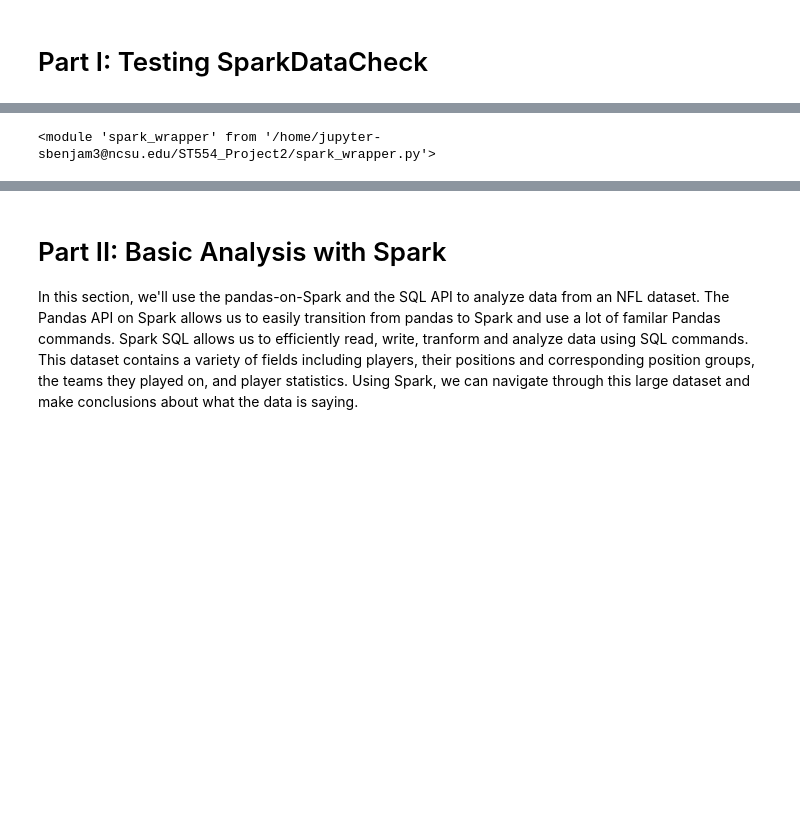
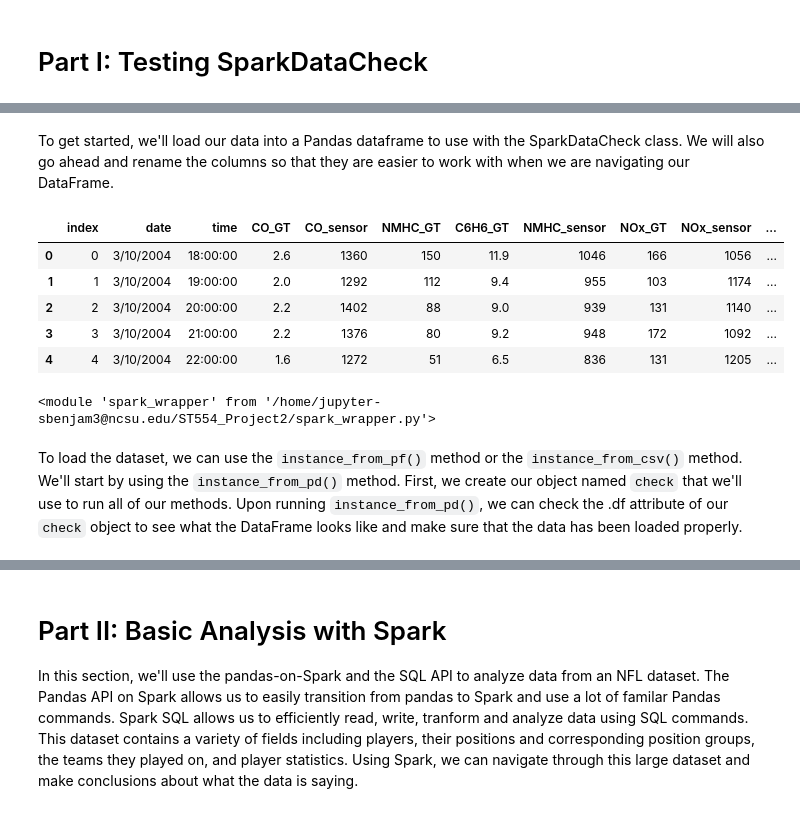
Before and after one commit to sbenjam3/ST554_Project2, a Jupyter notebook: ST554_Project2.ipynb, the cells around one changed output, grey strips where cells are left out. Drawn from its saved outputs; the diff is of its cells as text; code cells hidden in the pictures; blank space fills up the shorter version.

Commit message:
Add example of SparkDataCheck and annotate.

```diff
--- a/ST554_Project2.ipynb
+++ b/ST554_Project2.ipynb
@@ -15,11 +15,40 @@ To adjust logging level use sc.setLogLevel(newLevel). For SparkR, use setLogLeve
+# %% [markdown]
+To get started, we'll load our data into a Pandas dataframe to use with the SparkDataCheck class. We will also go ahead and rename the columns so that they are easier to work with when we are navigating our DataFrame.
 # %%
 import pandas as pd
-pandas_df = pd.read_csv("weekly_nfl_data.csv")
+column_names = ['index',
+                'date',
+                'time',
+                'CO_GT',
+                'CO_sensor',
+                'NMHC_GT',
+                'C6H6_GT',
+                'NMHC_sensor',
+                'NOx_GT',
+                'NOx_sensor',
+                'NO2_GT',
+                'NO2_sensor',
+                'O3_sensor',
+                'T',
+                'RH',
+                'AH']
+pandas_df = pd.read_csv("air.csv", header=0, names=column_names)
+# %%
+pandas_df.head()
+# %% [output]
+|  | index | date | time | CO_GT | CO_sensor | NMHC_GT | C6H6_GT | NMHC_sensor | NOx_GT | NOx_sensor | ... |
+| 0 | 0 | 3/10/2004 | 18:00:00 | 2.6 | 1360 | 150 | 11.9 | 1046 | 166 | 1056 | ... |
+| 1 | 1 | 3/10/2004 | 19:00:00 | 2.0 | 1292 | 112 | 9.4 | 955 | 103 | 1174 | ... |
+| 2 | 2 | 3/10/2004 | 20:00:00 | 2.2 | 1402 | 88 | 9.0 | 939 | 131 | 1140 | ... |
+| 3 | 3 | 3/10/2004 | 21:00:00 | 2.2 | 1376 | 80 | 9.2 | 948 | 172 | 1092 | ... |
+| 4 | 4 | 3/10/2004 | 22:00:00 | 1.6 | 1272 | 51 | 6.5 | 836 | 131 | 1205 | ... |
 # %%
 import importlib
 importlib.reload(spark_wrapper)
 # %% [output]
 <module 'spark_wrapper' from '/home/jupyter-sbenjam3@ncsu.edu/ST554_Project2/spark_wrapper.py'>
+# %% [markdown]
+To load the dataset, we can use the `instance_from_pf()` method or the `instance_from_csv()` method. We'll start by using the `instance_from_pd()` method. First, we create our object named `check` that we'll use to run all of our methods. Upon running `instance_from_pd()`, we can check the .df attribute of our `check` object to see what the DataFrame looks like and make sure that the data has been loaded properly.
 # %%
 check = spark_wrapper.SparkDataCheck()
 check.instance_from_pd(spark, pandas_df)
```
Also changed, not shown: parts of 19 cells of this notebook.
